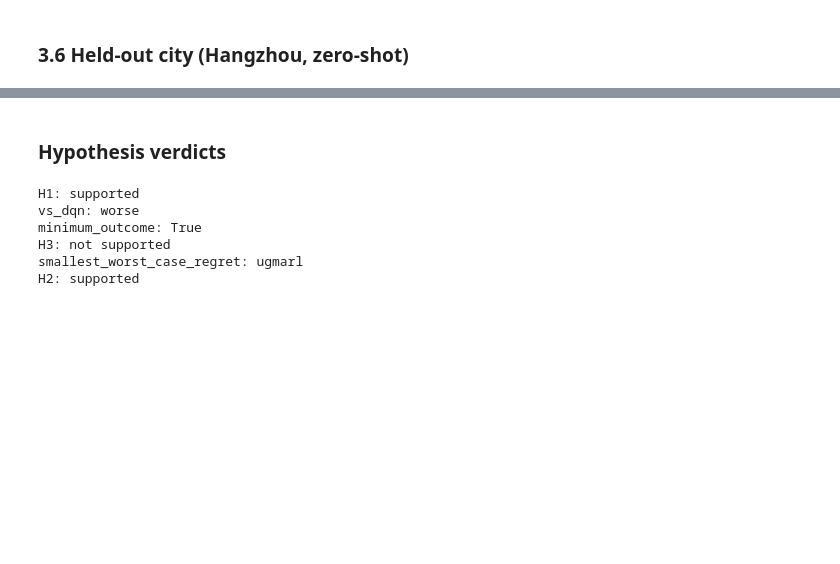
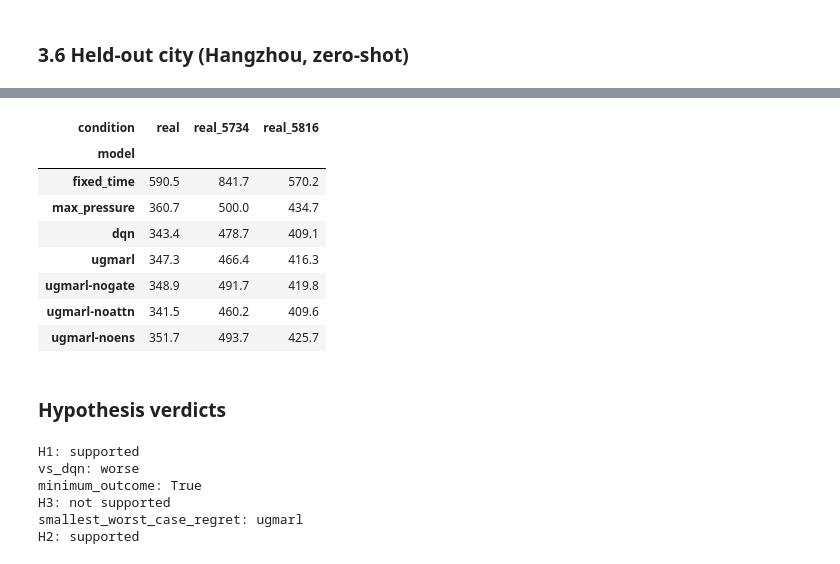
Before and after one commit to Saad-Manda/Agentic-Traffic-Signal-Control, a Jupyter notebook: notebooks/02_results.ipynb, the cells around one changed output, grey strips where cells are left out. Cells and saved outputs as stored; diff of their text form; code cells hidden in the pictures; blank space fills up the shorter version.

```diff
--- a/notebooks/02_results.ipynb
+++ b/notebooks/02_results.ipynb
@@ -1019,58 +515,21 @@ Fallback = decisions handed to Max-Pressure. "Policy ≠ MP" = share of all deci
 # %% [markdown]
 ### 3.6 Held-out city (Hangzhou, zero-shot)
 # %%
-def heldout_table(held, hspec, test) -> None:
-    models = list(hspec["models"])
-    flows = list(dict.fromkeys(held["condition"]))
+hmodels = list(held_spec["models"])
+flows = list(dict.fromkeys(held["condition"]))
+metrics = [ATT, WAIT, MAXW, "throughput_veh", "fallback_rate"]
+heldout = stats_frame(held, metrics)
+heldout.to_csv(OUT_DIR / "heldout_generalisation.csv", index=False)
 
-    def overall(m, metric):
-        g = held[held["model"] == m].groupby("seed")[metric].mean()
-        return summarise(g.sort_index().astype(float).tolist())
+rows = []
+for m in hmodels:
+    g = held[held["model"] == m]
+    row = {"model": m, "condition": "all", "n_seeds": g["seed"].nunique()}
+    for metric in metrics:
+        s = summarise(g.groupby("seed")[metric].mean().sort_index().astype(float).tolist())
+        row.update({f"{metric}_{k}": s[k] for k in ("mean", "std", "ci95_low", "ci95_high")})
+    rows.append(row)
+pd.DataFrame(rows).to_csv(OUT_DIR / "heldout_generalisation_all.csv", index=False)
 
-    lines = header(
-        f"Generalisation — {hspec['dataset']} `{hspec['split']}`, zero-shot",
-        hspec,
-        "Models trained on the Jinan train flow only; τ from Jinan validation; no Hangzhou "
-        "flow was simulated before this run. Hangzhou has 16 intersections (Jinan 12). "
-        "\"All flows\" = for each seed the mean over the flows, then mean ± std [95 % CI] "
-        "over seeds.",
-    )
-    for metric, title, digits in ((ATT, "Average travel time (s)", 1),
-                                  (MAXW, "Maximum per-vehicle wait (s)", 0),
-                                  ("throughput_veh", "Throughput (veh)", 0),
-                                  ("fallback_rate", "Fallback rate", 3)):
-        rows = [[label(m), *(cell(held, m, f, metric, digits) for f in flows),
-                 fmt(overall(m, metric), digits)] for m in models]
-        if "idqn" not in models:
-            rows.insert(min(3, len(rows)), ["IDQN", *["not transferable"] * (len(flows) + 1)])
-        lines += [f"## {title}", "", *md_table(["Model", *flows, "All flows"], rows)]
-    lines += [
-        "IDQN has one network per Jinan intersection, so it cannot be applied to another "
-        "road network without retraining; this is a property of independent learners, not a "
-        "missing run.",
-        "",
-    ]
-    rank_h = sorted(models, key=lambda m: overall(m, ATT)["mean"])
-    lines += ["## Order of the models (lowest travel time first)", ""]
-    rows = [["Hangzhou (all flows)", " < ".join(label(m) for m in rank_h)]]
-    if test is not None:
-        both = [m for m in models if m in set(test["model"])]
-        rank_t = sorted(both, key=lambda m: np.mean(vals(test, m, "clean", ATT)))
-        rows.append(["Jinan test (clean)", " < ".join(label(m) for m in rank_t)])
-    lines += md_table(["Data", "Order"], rows)
-    metrics = [ATT, WAIT, MAXW, "throughput_veh", "fallback_rate"]
-    st = stats_frame(held, metrics)
-    write("heldout_generalisation", lines, st)
-    rows = []
-    for m in models:
-        n = held[held["model"] == m]["seed"].nunique()
-        row = {"model": m, "condition": "all", "n_seeds": n}
-        for metric in metrics:
-            s = overall(m, metric)
-            row.update({f"{metric}_{k}": s[k] for k in ("mean", "std", "ci95_low", "ci95_high")})
-        rows.append(row)
-    pd.DataFrame(rows).to_csv(OUT_DIR / "heldout_generalisation_all.csv", index=False)
-
-
-heldout_table(held, held_spec, test)
+heldout.pivot(index="model", columns="condition", values=f"{ATT}_mean").loc[hmodels, flows].round(1)
 # %% [output]
@@ -1137,3 +536,12 @@ IDQN has one network per Jinan intersection, so it cannot be applied to another
+| condition | real | real_5734 | real_5816 |
+| model |  |  |  |
+| fixed_time | 590.5 | 841.7 | 570.2 |
+| max_pressure | 360.7 | 500.0 | 434.7 |
+| dqn | 343.4 | 478.7 | 409.1 |
+| ugmarl | 347.3 | 466.4 | 416.3 |
+| ugmarl-nogate | 348.9 | 491.7 | 419.8 |
+| ugmarl-noattn | 341.5 | 460.2 | 409.6 |
+| ugmarl-noens | 351.7 | 493.7 | 425.7 |
 # %% [markdown]
 ### Hypothesis verdicts
 # %%
```
Also changed, not shown: parts of 14 cells of this notebook.
